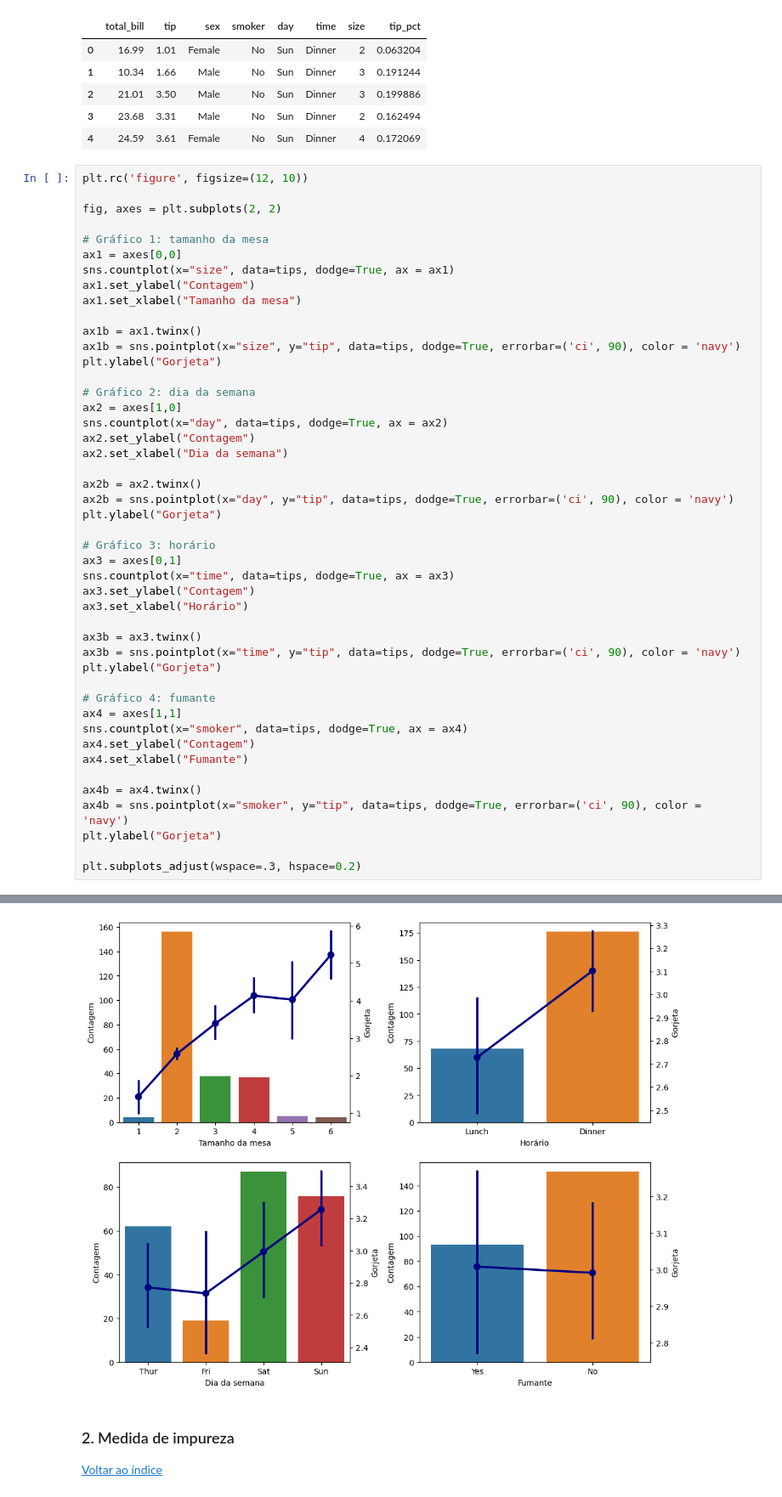
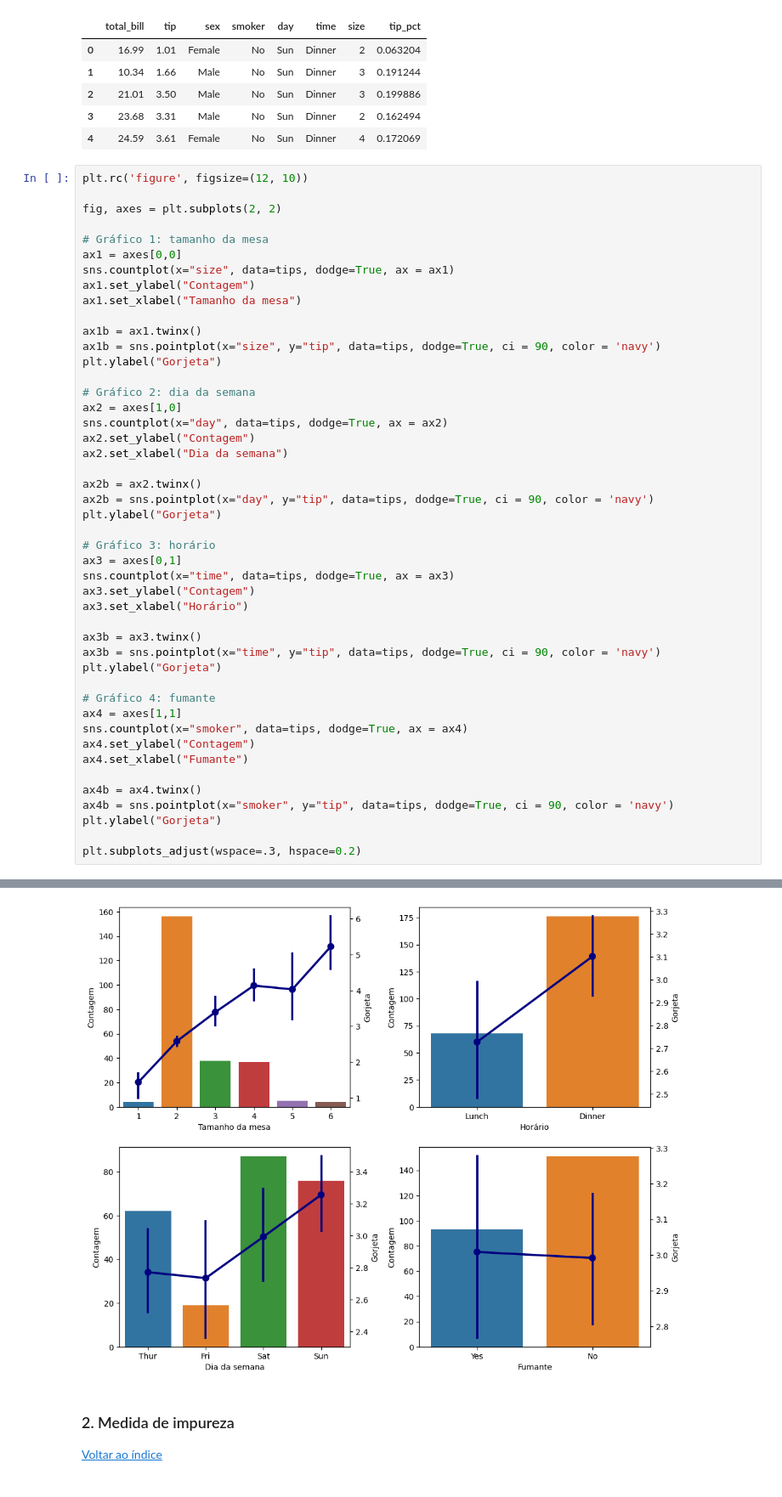
Before and after one commit to marceloaires7/EBAC-Aulas, a Jupyter notebook: Modulo11/notebooks/Profissão Cientista de Dados_M11_support material01_arvores de regressao.ipynb, the cells around one changed output, grey strips where cells are left out. Shown at 85% size. Saved outputs shown, nothing was run; the diff lists cells and outputs as text.

```diff
--- a/Modulo11/notebooks/Profissão Cientista de Dados_M11_support material01_arvores de regressao.ipynb
+++ b/Modulo11/notebooks/Profissão Cientista de Dados_M11_support material01_arvores de regressao.ipynb
@@ -57,7 +57,7 @@ ax1.set_ylabel("Contagem")
 ax1.set_xlabel("Tamanho da mesa")
 
 ax1b = ax1.twinx()
-ax1b = sns.pointplot(x="size", y="tip", data=tips, dodge=True, errorbar=('ci', 90), color = 'navy')
+ax1b = sns.pointplot(x="size", y="tip", data=tips, dodge=True, ci = 90, color = 'navy')
 plt.ylabel("Gorjeta")
 
 # Gráfico 2: dia da semana
@@ -67,7 +67,7 @@ ax2.set_ylabel("Contagem")
 ax2.set_xlabel("Dia da semana")
 
 ax2b = ax2.twinx()
-ax2b = sns.pointplot(x="day", y="tip", data=tips, dodge=True, errorbar=('ci', 90), color = 'navy')
+ax2b = sns.pointplot(x="day", y="tip", data=tips, dodge=True, ci = 90, color = 'navy')
 plt.ylabel("Gorjeta")
 
 # Gráfico 3: horário
@@ -77,7 +77,7 @@ ax3.set_ylabel("Contagem")
 ax3.set_xlabel("Horário")
 
 ax3b = ax3.twinx()
-ax3b = sns.pointplot(x="time", y="tip", data=tips, dodge=True, errorbar=('ci', 90), color = 'navy')
+ax3b = sns.pointplot(x="time", y="tip", data=tips, dodge=True, ci = 90, color = 'navy')
 plt.ylabel("Gorjeta")
 
 # Gráfico 4: fumante
@@ -87,7 +87,7 @@ ax4.set_ylabel("Contagem")
 ax4.set_xlabel("Fumante")
 
 ax4b = ax4.twinx()
-ax4b = sns.pointplot(x="smoker", y="tip", data=tips, dodge=True, errorbar=('ci', 90), color = 'navy')
+ax4b = sns.pointplot(x="smoker", y="tip", data=tips, dodge=True, ci = 90, color = 'navy')
 plt.ylabel("Gorjeta")
 
 plt.subplots_adjust(wspace=.3, hspace=0.2)
@@ -95,4 +110,4 @@ plt.subplots_adjust(wspace=.3, hspace=0.2)
-[figure, old version]
+[figure, new version]
 # %% [markdown]
 ### 2. Medida de impureza<a name="2"></a>
 <div style="text-align: right"
```
Also changed, not shown: parts of 11 cells of this notebook, 11 other files.
